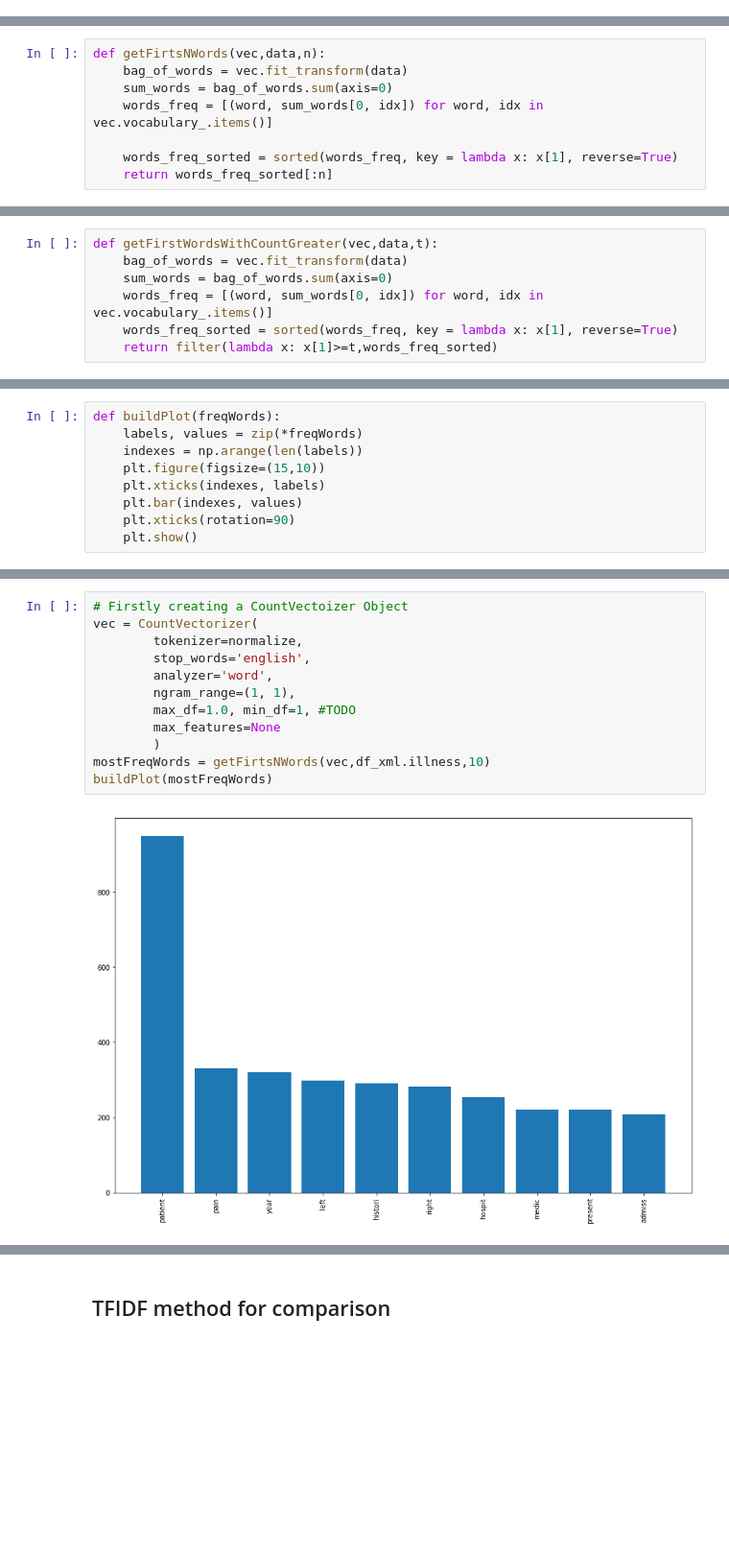
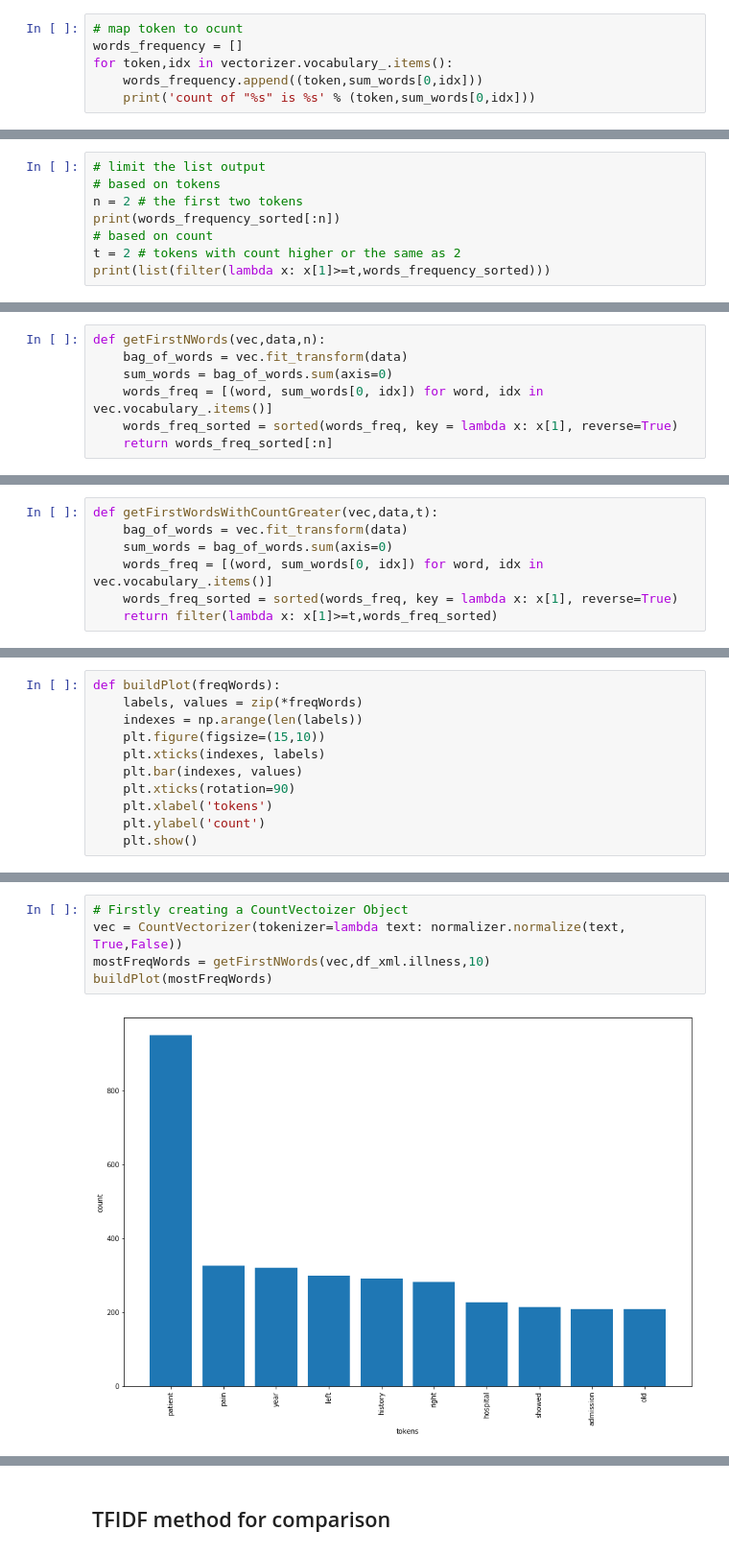
Before and after one commit to LaertNuhu/MedDataVisualisation, a Jupyter notebook: Implementation.ipynb, the cells around one changed output, grey strips where cells are left out. Shown at 96% size. Cells and saved outputs as stored; diff of their text form; blank space fills up the shorter version.

Commit message:
[FIX] Data exploration structure change

```diff
--- a/Implementation.ipynb
+++ b/Implementation.ipynb
@@ -147,0 +173,6 @@ https://scikit-learn.org/stable/
+# %%
+# map token to ocunt
+words_frequency = []
+for token,idx in vectorizer.vocabulary_.items():
+    words_frequency.append((token,sum_words[0,idx]))
+    print('count of "%s" is %s' % (token,sum_words[0,idx]))
@@ -147,0 +193,8 @@ https://scikit-learn.org/stable/
+# %%
+# limit the list output
+# based on tokens
+n = 2 # the first two tokens
+print(words_frequency_sorted[:n])
+# based on count
+t = 2 # tokens with count higher or the same as 2
+print(list(filter(lambda x: x[1]>=t,words_frequency_sorted)))
@@ -163,11 +242,10 @@ Parameter explenation:
 
 returns a list of zips. (a,b) were a is the word/words and b is the count
 # %%
-def getFirtsNWords(vec,data,n):
+def getFirstNWords(vec,data,n):
     bag_of_words = vec.fit_transform(data)
     sum_words = bag_of_words.sum(axis=0)
     words_freq = [(word, sum_words[0, idx]) for word, idx in vec.vocabulary_.items()]
-
     words_freq_sorted = sorted(words_freq, key = lambda x: x[1], reverse=True)
     return words_freq_sorted[:n]
 # %% [markdown]
@@ -203,4 +281,6 @@ def buildPlot(freqWords):
     plt.xticks(indexes, labels)
     plt.bar(indexes, values)
     plt.xticks(rotation=90)
+    plt.xlabel('tokens')
+    plt.ylabel('count')
     plt.show()
@@ -212,14 +291,7 @@ The reason for this is that we what to use the same function (getFirstWords) aga
 # %%
 # Firstly creating a CountVectoizer Object
-vec = CountVectorizer(
-        tokenizer=normalize,
-        stop_words='english',
-        analyzer='word',
-        ngram_range=(1, 1),
-        max_df=1.0, min_df=1, #TODO
-        max_features=None
-        )
-mostFreqWords = getFirtsNWords(vec,df_xml.illness,10)
+vec = CountVectorizer(tokenizer=lambda text: normalizer.normalize(text, True,False))
+mostFreqWords = getFirstNWords(vec,df_xml.illness,10)
 buildPlot(mostFreqWords)
 # %% [output]
-[figure, old version]
+[figure, new version]
```
Also changed, not shown: parts of 45 cells of this notebook.
